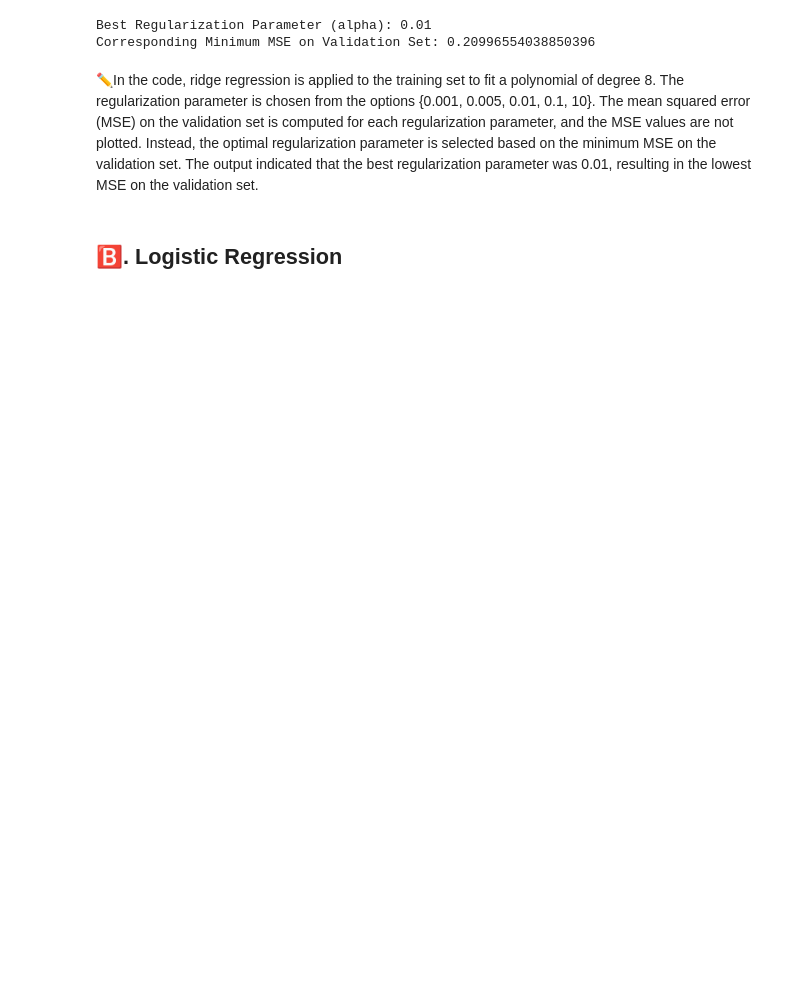
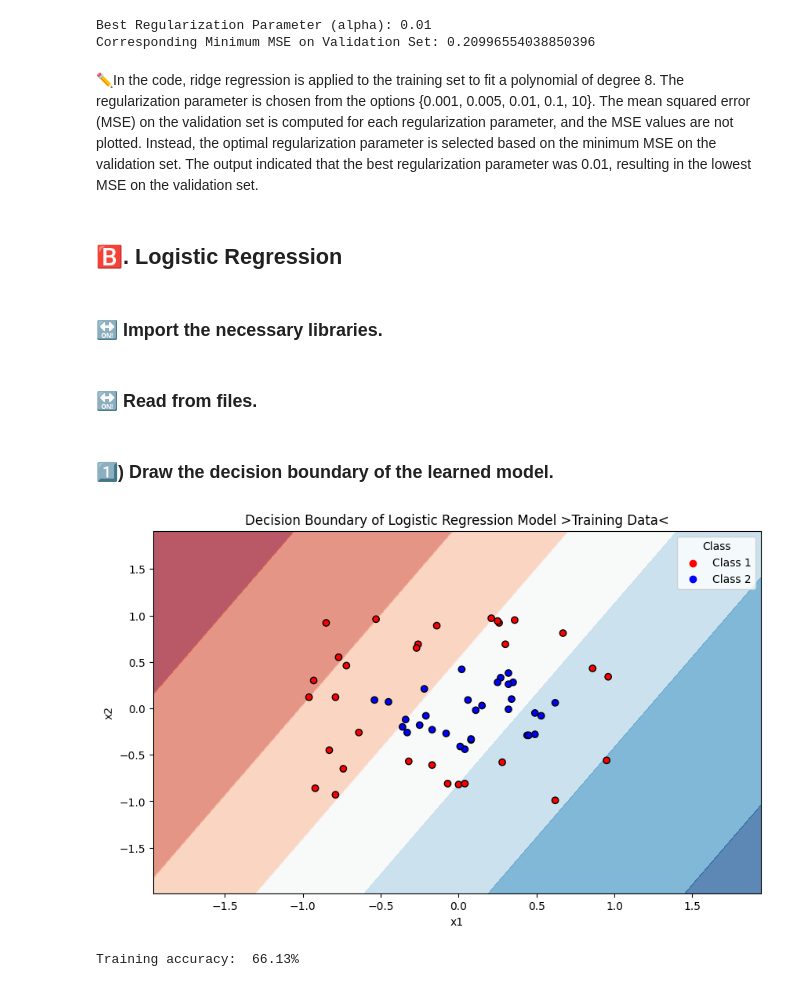
Before and after one commit to Omarmasalmah/Machine_Learning-Assignment_-2-, a Jupyter notebook: main.ipynb, the cells around one changed output. Drawn from its saved outputs; the diff is of its cells as text; code cells hidden in the pictures; blank space fills up the shorter version.

```diff
--- a/main.ipynb
+++ b/main.ipynb
@@ -207,3 +216,5 @@ Corresponding Minimum MSE on Validation Set: 0.20996554038850396
 The output indicated that the best regularization parameter was 0.01, resulting in the lowest MSE on the validation set.
 # %% [markdown]
 ## 🅱️. Logistic Regression
+# %% [markdown]
+### 🔛 Import the necessary libraries.
@@ -209,0 +225,60 @@ The output indicated that the best regularization parameter was 0.01, resulting
+# %% [markdown]
+### 🔛 Read from files.
+# %%
+# Load training and testing data
+logistic_Training = pd.read_csv('Data/train_cls.csv')
+logistic_Testing = pd.read_csv('Data/test_cls.csv')
+# %% [markdown]
+### **1️⃣)** Draw the decision boundary of the learned model.
+# %%
+# Create a logistic regression model with linear decision boundary
+logistic_Model = LogisticRegression()
+
+# Training the model
+X_Training = logistic_Training[['x1', 'x2']]
+y_Training = logistic_Training['class']
+
+X_Testing = logistic_Testing[['x1', 'x2']]
+y_Testing = logistic_Testing['class']
+
+logistic_Model.fit(X_Training, y_Training)
+
+#  Testing Accuracy
+train_Accuracy = accuracy_score(y_Training, logistic_Model.predict(X_Training))
+test_Accuracy = accuracy_score(y_Testing, logistic_Model.predict(X_Testing))
+
+
+x1_Min, x1_Max = X_Training['x1'].min() - 1, X_Training['x1'].max() + 1
+x2_Min, x2_Max = X_Training['x2'].min() - 1, X_Training['x2'].max() + 1
+xx1_mesh, xx2_mesh = np.meshgrid(np.arange(x1_Min, x1_Max, 0.1), np.arange(x2_Min, x2_Max, 0.1))
+
+# Predict probabilities on grid points
+Predict = logistic_Model.predict_proba(np.c_[xx1_mesh.ravel(), xx2_mesh.ravel()])[:, 1]  # ravel is used to flatten the array
+Predict = Predict.reshape(xx1_mesh.shape)
+
+# Create the scatterplot with decision boundary using training data
+plt.figure(figsize=(10, 6))
+plt.contourf(xx1_mesh, xx2_mesh, Predict, alpha=0.7, cmap='RdBu') # alpha --> Color degree, cmap --> Choosing Colormaps
+
+def color(y):
+    if y == 0:
+        return 'red'
+    else:
+        return 'blue'
+
+# Plot training data
+plt.scatter(X_Training['x1'], X_Training['x2'], color=['red' if y == 'C1' else 'blue' for y in y_Training], edgecolors='k')
+
+
+plt.xlabel('x1')
+plt.ylabel('x2')
+plt.title('Decision Boundary of Logistic Regression Model >Training Data<')
+
+plt.legend(handles=[plt.scatter([], [], color='red', label='Class 1'), plt.scatter([], [], color='blue', label='Class 2')], title='Class')
+
+plt.show()
+
+print(f"Training accuracy: {train_Accuracy: .2%}")
+# %% [output]
+[figure, added]
+Training accuracy:  66.13%
```
Also changed, not shown: parts of 14 cells of this notebook.
